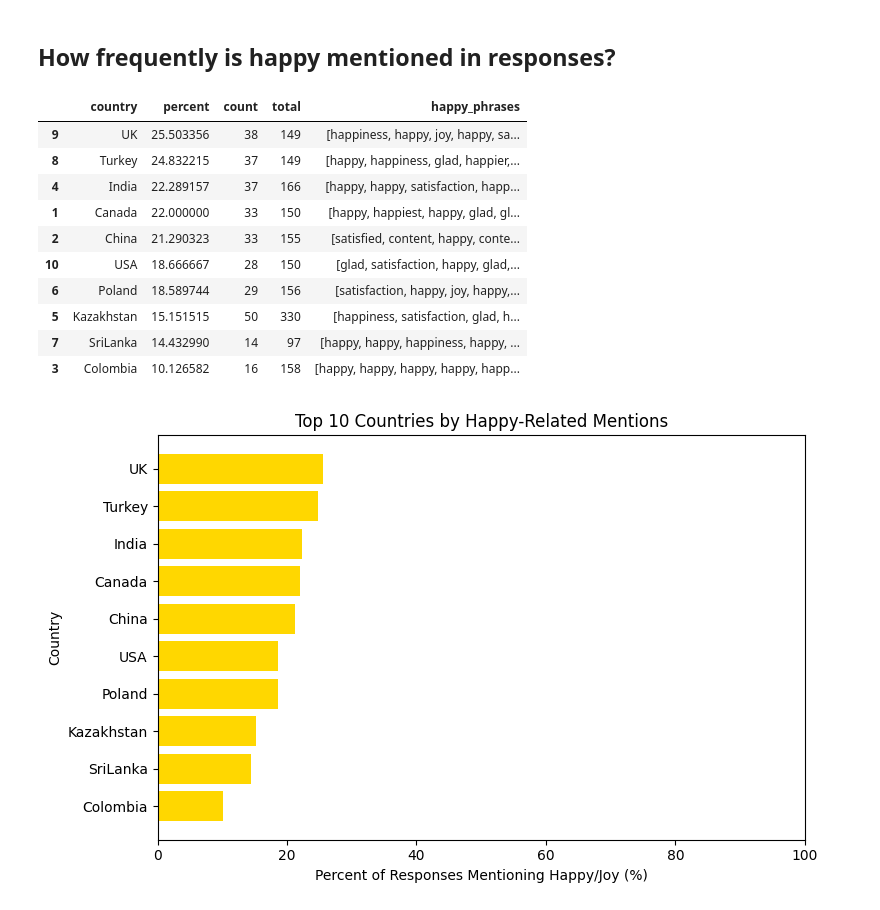
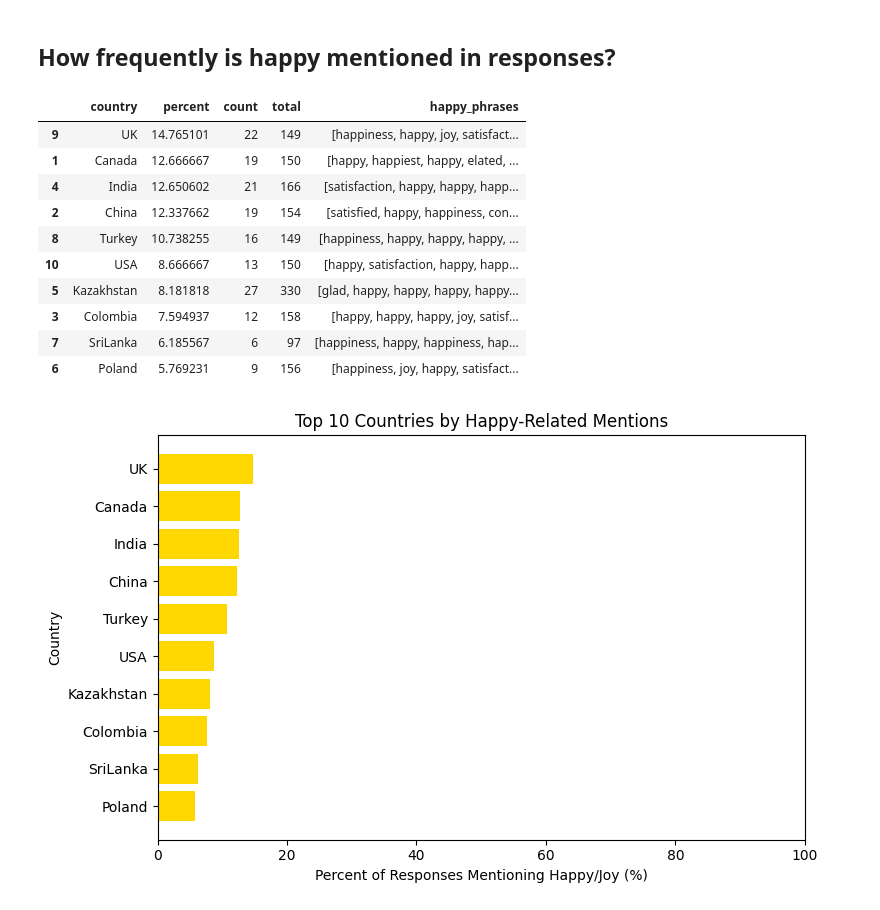
Before and after one commit to vvader24/WJC, a Jupyter notebook: Vinita/Study1_final.ipynb, the cells around one changed output. Cells and saved outputs as stored; diff of their text form; code cells hidden in the pictures.

```diff
--- a/Vinita/Study1_final.ipynb
+++ b/Vinita/Study1_final.ipynb
@@ -1643,7 +1643,7 @@ plt.show()
 import re
 import numpy as np
 
-# --- Extract happiness/joy-related phrases from Open_Q1_Q7_clean ---
+# --- Extract happiness/joy-related phrases from Open_Q1_Q4_clean ---
 
 happy_patterns = [
     r'\bhappy\b', r'\bhappier\b', r'\bhappiest\b', r'\bhappiness\b', r'\bjoy\b', r'\bjoyful\b',
@@ -1657,13 +1657,13 @@ happy_regex = re.compile('|'.join(happy_patterns), re.IGNORECASE)
 # Extract happy-related phrases into a new column
 happy_phrases_df = merged_df.copy()
 happy_phrases_df["happy_phrases"] = (
-    happy_phrases_df["Open_Q1_Q7_clean"]
+    happy_phrases_df["Open_Q1_Q4_clean"]
     .apply(lambda x: happy_regex.findall(str(x)) if pd.notna(x) else [])
     .apply(lambda lst: lst if lst else np.nan)
 )
 
 # Count total non-missing responses per country
-total_responses = happy_phrases_df.groupby("country")["Open_Q1_Q7_clean"].apply(lambda x: x.notna().sum())
+total_responses = happy_phrases_df.groupby("country")["Open_Q1_Q4_clean"].apply(lambda x: x.notna().sum())
 
 # Group by country: count and collect phrases, dropping NA/nan phrases
 country_happy_counts = (
@@ -1672,41 +1672,41 @@ country_happy_counts = (
     .agg(
         count=("happy_phrases", "count"),
         happy_phrases=("happy_phrases", lambda x: sum(x, []))  # flatten lists
     )
     .reset_index()
 )
 
 # Merge and calculate percent
 country_happy_counts = country_happy_counts.merge(total_responses.rename("total"), on="country", how="left")
 country_happy_counts["percent"] = 100 * country_happy_counts["count"] / country_happy_counts["total"]
 
 # Sort and keep top 10
 country_happy_counts = country_happy_counts.sort_values("percent", ascending=False).head(10)
 
 display(country_happy_counts[["country", "percent", "count", "total", "happy_phrases"]])
 
 # Plot: Country on y-axis, percent on x-axis (horizontal bar plot, 0–100 scale)
 import matplotlib.pyplot as plt
 
 plt.figure(figsize=(8, 5))
 plt.barh(country_happy_counts["country"], country_happy_counts["percent"], color="gold")
 plt.xlabel("Percent of Responses Mentioning Happy/Joy (%)")
 plt.ylabel("Country")
 plt.title("Top 10 Countries by Happy-Related Mentions")
 plt.xlim(0, 100)
 plt.gca().invert_yaxis()
 plt.tight_layout()
 plt.show()
 # %% [output]
 |  | country | percent | count | total | happy_phrases |
-| 9 | UK | 25.503356 | 38 | 149 | [happiness, happy, joy, happy, sa... |
-| 8 | Turkey | 24.832215 | 37 | 149 | [happy, happiness, glad, happier,... |
-| 4 | India | 22.289157 | 37 | 166 | [happy, happy, satisfaction, happ... |
-| 1 | Canada | 22.000000 | 33 | 150 | [happy, happiest, happy, glad, gl... |
-| 2 | China | 21.290323 | 33 | 155 | [satisfied, content, happy, conte... |
-| 10 | USA | 18.666667 | 28 | 150 | [glad, satisfaction, happy, glad,... |
-| 6 | Poland | 18.589744 | 29 | 156 | [satisfaction, happy, joy, happy,... |
-| 5 | Kazakhstan | 15.151515 | 50 | 330 | [happiness, satisfaction, glad, h... |
-| 7 | SriLanka | 14.432990 | 14 | 97 | [happy, happy, happiness, happy, ... |
-| 3 | Colombia | 10.126582 | 16 | 158 | [happy, happy, happy, happy, happ... |
+| 9 | UK | 14.765101 | 22 | 149 | [happiness, happy, joy, satisfact... |
+| 1 | Canada | 12.666667 | 19 | 150 | [happy, happiest, happy, elated, ... |
+| 4 | India | 12.650602 | 21 | 166 | [satisfaction, happy, happy, happ... |
+| 2 | China | 12.337662 | 19 | 154 | [satisfied, happy, happiness, con... |
+| 8 | Turkey | 10.738255 | 16 | 149 | [happiness, happy, happy, happy, ... |
+| 10 | USA | 8.666667 | 13 | 150 | [happy, satisfaction, happy, happ... |
+| 5 | Kazakhstan | 8.181818 | 27 | 330 | [glad, happy, happy, happy, happy... |
+| 3 | Colombia | 7.594937 | 12 | 158 | [happy, happy, happy, joy, satisf... |
+| 7 | SriLanka | 6.185567 | 6 | 97 | [happiness, happy, happiness, hap... |
+| 6 | Poland | 5.769231 | 9 | 156 | [happiness, joy, happy, satisfact... |
-[figure, old version]
+[figure, new version]
```
Also changed, not shown: parts of 3 cells of this notebook.
